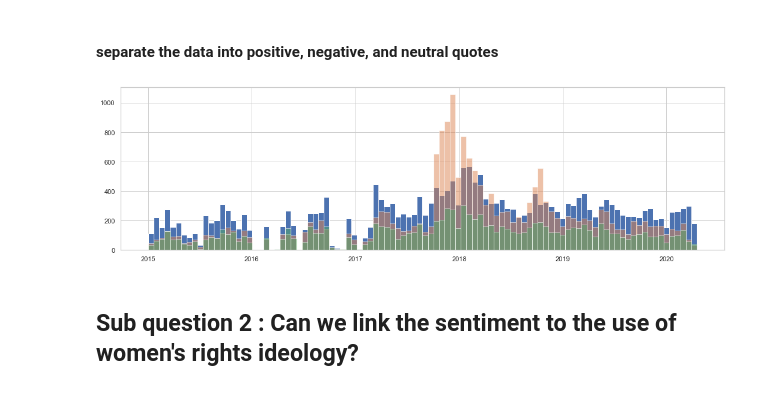
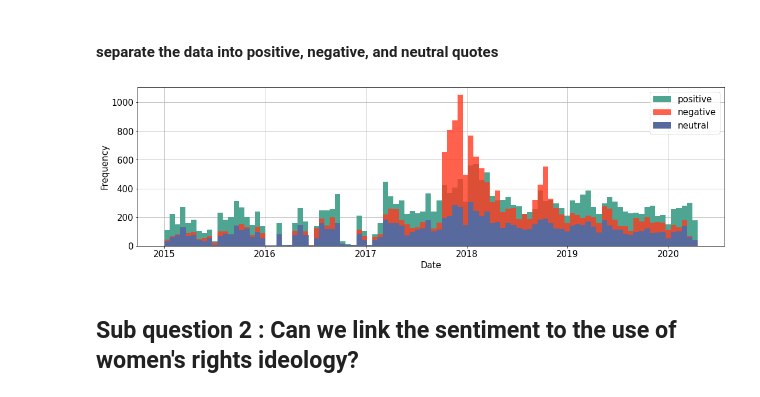
Before and after one commit to epfl-ada/ada-2021-project-concatsanddogs, a Jupyter notebook: Milestone_3_RQ4_sentiment_analysis.ipynb, the cells around one changed output. Saved outputs shown, nothing was run; the diff lists cells and outputs as text; code cells hidden in the pictures.

Commit message:
new plots

```diff
--- a/Milestone_3_RQ4_sentiment_analysis.ipynb
+++ b/Milestone_3_RQ4_sentiment_analysis.ipynb
@@ -54,8 +56,8 @@ import spacy, nltk, gensim, sklearn
 import vaderSentiment
 from vaderSentiment.vaderSentiment import SentimentIntensityAnalyzer
 # %%
-sns.set_theme() # sns.set_theme(rc={'figure.figsize':(20,3)})
-sns.set_style("whitegrid")
+#sns.set_theme() # sns.set_theme(rc={'figure.figsize':(20,3)})
+#sns.set_style("whitegrid")
 # %%
 PATH_GENERATED_DATA = 'generated_data/'
 # %% [markdown]
@@ -265 +211,3 @@ cpal = sns.color_palette("mycolormap2")
+# %%
+sns.set_palette(sns.color_palette(['#58699D']))
 # %%
@@ -435,15 +402,32 @@ plt.show()
 df_positive = df.query('sentiment > 0.25')
 df_negative = df.query('sentiment < -0.25')
 df_neutral  = df.query('sentiment > -0.25').query('sentiment < 0.25')
+# %%
+# Create an array with the colors you want to use
+colors = ["#FF0B04", "#4374B3"]
+# Set your custom color palette
+customPalette = sns.set_palette(sns.color_palette(colors))
 # %%
-df_positive['date'].hist(bins = 100, figsize = [18,5])
-df_negative['date'].hist(bins = 100, figsize = [18,5],alpha = 0.5)
+fig, ax = plt.subplots()
+# Just write the name of the font
+mpl.rcParams['font.sans-serif'] = 'Lato'
+plt.rcParams['font.size'] = 15
+plt.rcParams["figure.figsize"] = (25,5)
+
+
+df_positive['date'].hist(bins = 100, figsize = [18,5],color='#4EA692')
+df_negative['date'].hist(bins = 100, figsize = [18,5],alpha = 0.8,color ='#FF3A20')
 # seems like around 2018 there were a lot of negative quotations
-df_neutral['date'].hist(bins = 100, figsize = [18,5],alpha = 0.5)
+df_neutral['date'].hist(bins = 100, figsize = [18,5],alpha = 1,color='#58699D')
+#plt.grid(False)
+ax.set_axisbelow(True) # set grid lines behind
+plt.xlabel('Date')
+plt.ylabel('Frequency')
+plt.legend(labels=('positive','negative','neutral'))
 plt.savefig("./img/sentiment_time_pos_neg_neu.jpg",dpi=400)
 plt.show()
 # %% [output]
-[figure, old version]
+[figure, new version]
 # %% [markdown]
 ## Sub question 2 : Can we link the sentiment to the use of women's rights ideology?
 # %% [markdown]
```
Also changed, not shown: parts of 9 cells of this notebook, 3 other files.
